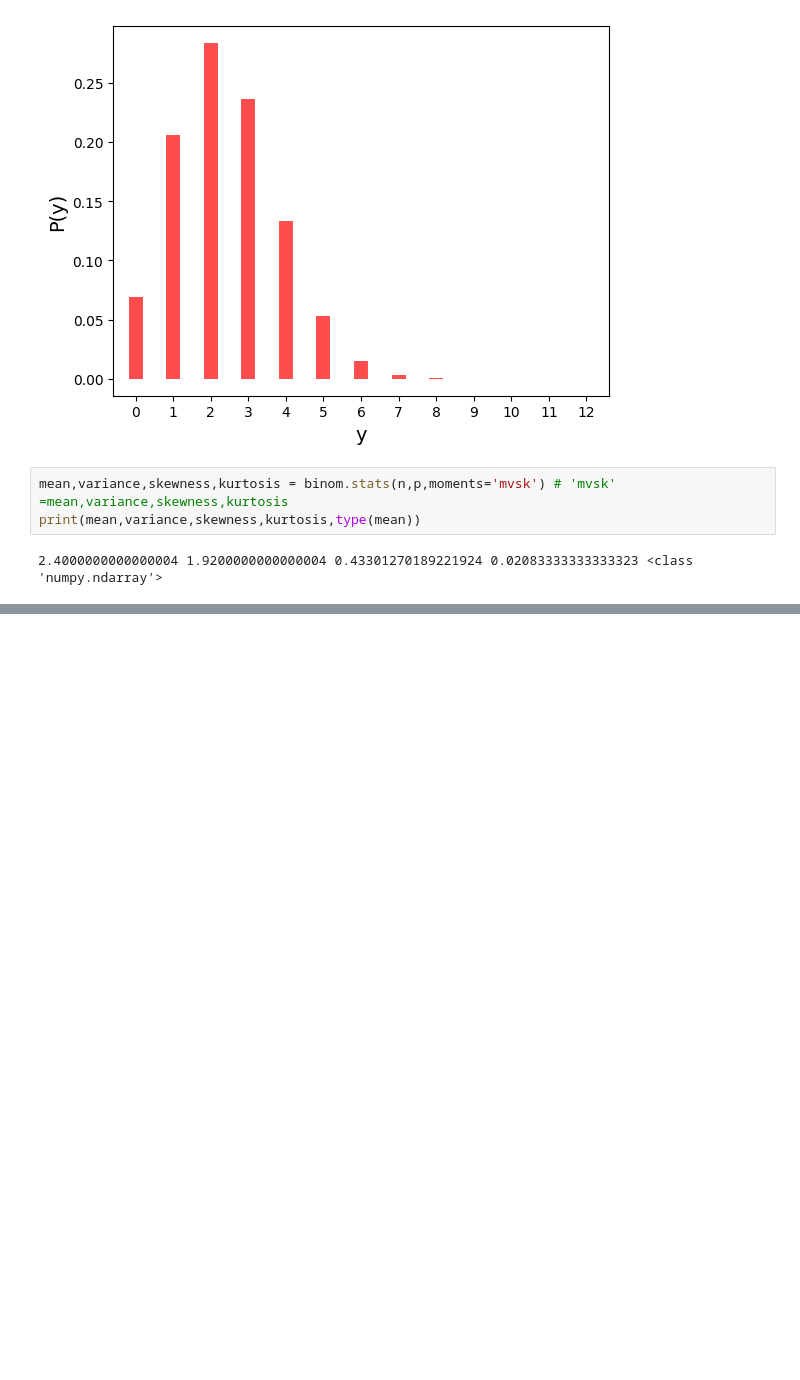
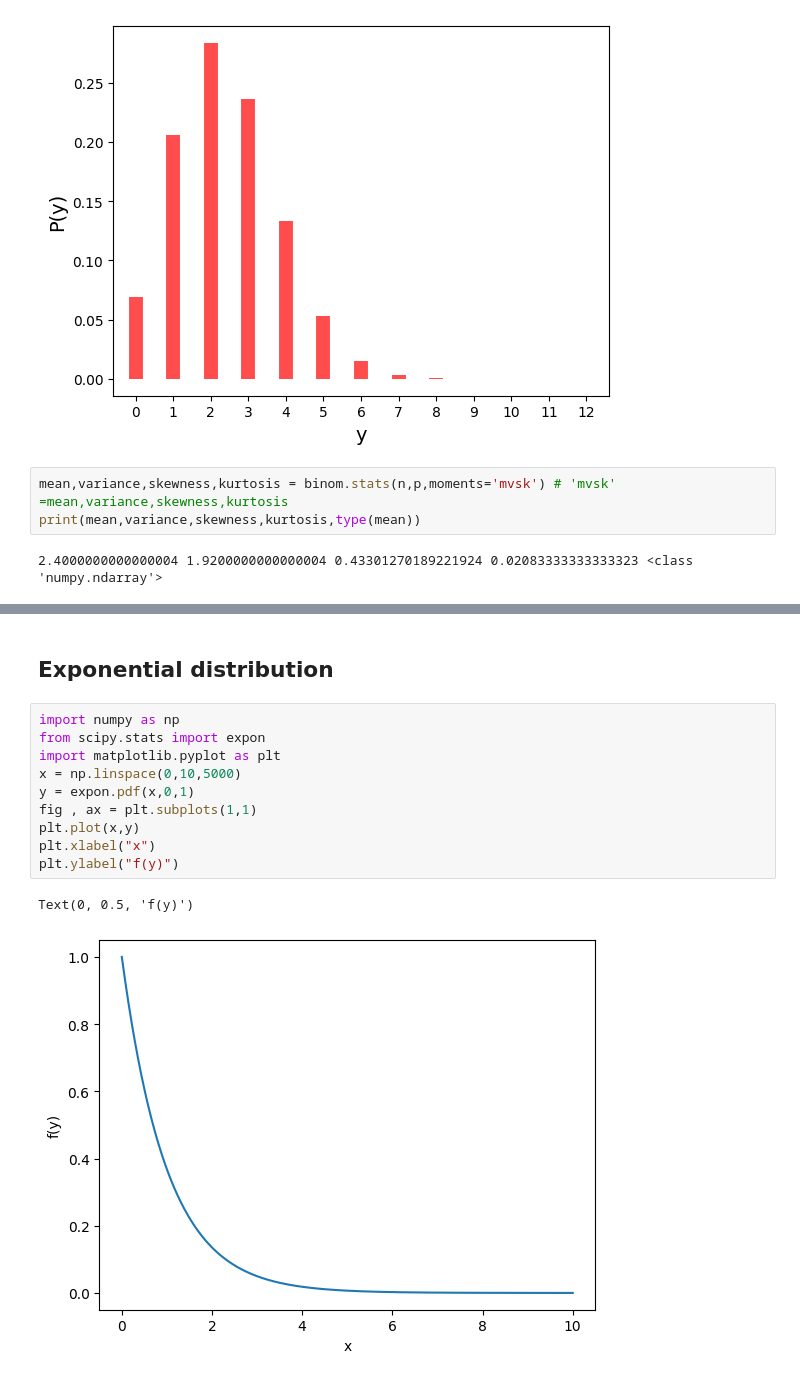
Before and after one commit to ABZ187/Foundations-of-Statistics-for-Data-Scientists_Alan-Agresti-Maria-Kateri, a Jupyter notebook: ch2.ipynb, the cells around one changed output, grey strips where cells are left out. Cells and saved outputs as stored; diff of their text form; blank space fills up the shorter version.

```diff
--- a/ch2.ipynb
+++ b/ch2.ipynb
@@ -69,0 +154,15 @@ print(mean,variance,skewness,kurtosis,type(mean))
+# %% [markdown]
+## Exponential distribution
+# %%
+import numpy as np
+from scipy.stats import expon
+import matplotlib.pyplot as plt
+x = np.linspace(0,10,5000)
+y = expon.pdf(x,0,1)
+fig , ax = plt.subplots(1,1)
+plt.plot(x,y)
+plt.xlabel("x")
+plt.ylabel("f(y)")
+# %% [output]
+Text(0, 0.5, 'f(y)')
+[figure, added]
```
Also changed, not shown: parts of 11 cells of this notebook.
